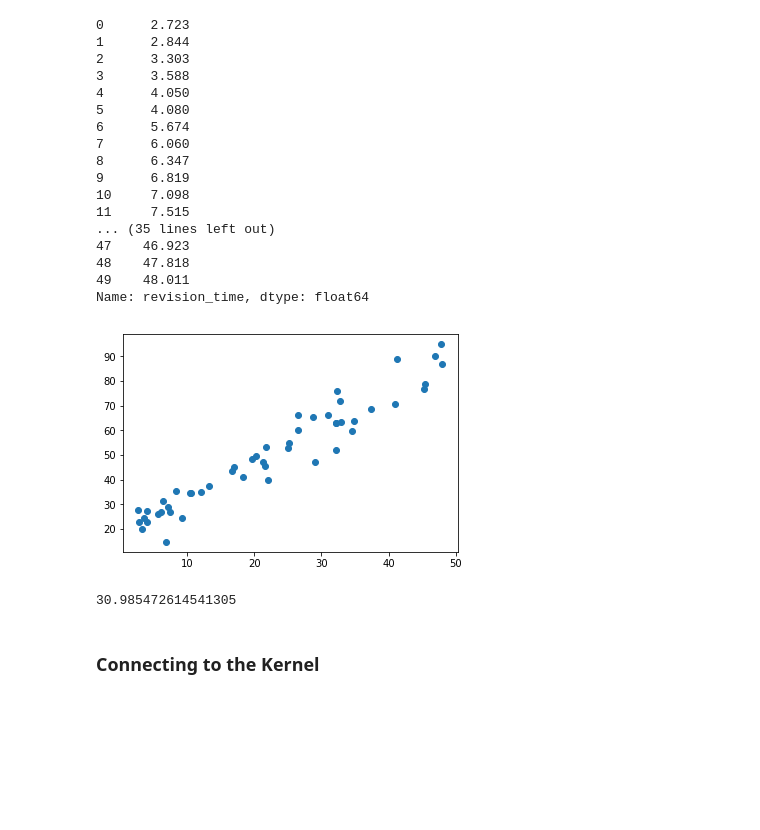
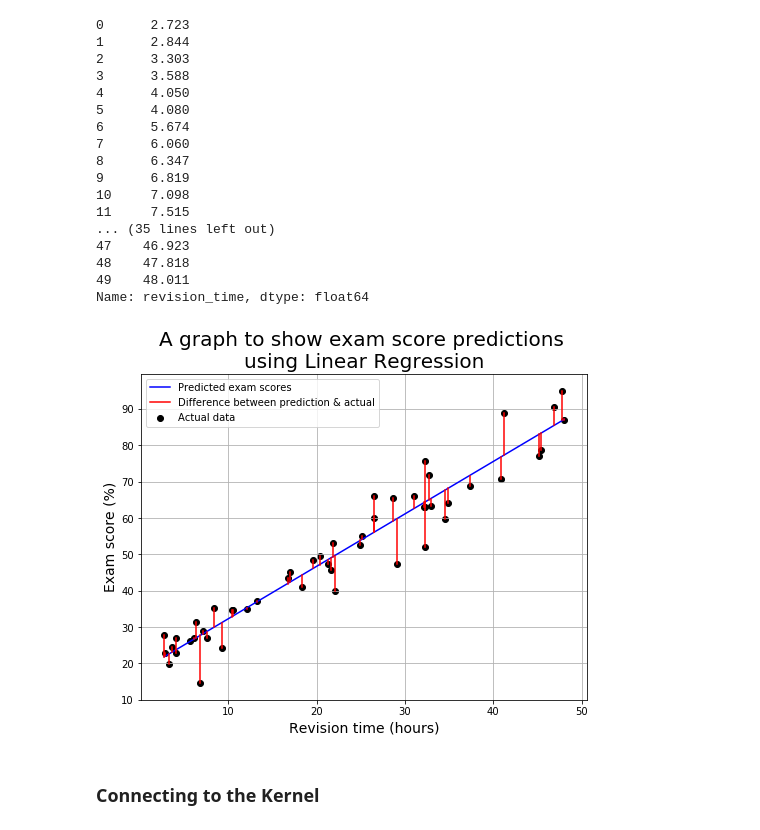
Before and after one commit to hwixley/IAML-cwk1, a Jupyter notebook: INFR10069-2020-CW1/00 - Introduction.ipynb, the cells around one changed output. Drawn from its saved outputs; the diff is of its cells as text; code cells hidden in the pictures; blank space fills up the shorter version.

```diff
--- a/INFR10069-2020-CW1/00 - Introduction.ipynb
+++ b/INFR10069-2020-CW1/00 - Introduction.ipynb
@@ -114,27 +114,47 @@ ds["revision_time"]
 48    47.818
 49    48.011
 Name: revision_time, dtype: float64
-# %%
-from sklearn.linear_model import LinearRegression
-from sklearn.metrics import mean_squared_error
-
-X = ds["revision_time"].values.reshape(-1,1)
-
-Y = ds["exam_score"]
-
-plt.scatter(X,Y)
-plt.show()
-
-#Y.shape
-model = sklearn.linear_model.LinearRegression()
-
-model.fit(X,Y)
-y_pred = model.predict(X)
-
-#mean_squared_error(Y,y_pred)
-# %% [output]
-[figure, removed]
-30.985472614541305
+# %%
+from sklearn.linear_model import LinearRegression
+import sklearn.metrics
+
+X = ds["revision_time"].values.reshape(-1,1)
+
+Y = ds["exam_score"]
+
+
+#Y.shape
+model = sklearn.linear_model.LinearRegression()
+
+model.fit(X,Y)
+y_pred = model.predict(X)
+
+#mean_squared_error(Y,y_pred)
+#mean_absolute_error(Y,y_pred)
+plt.figure(figsize=(8,6))
+plt.grid(True)
+plt.plot(X,y_pred, color = 'blue', label='Predicted exam scores')
+plt.scatter(X,Y, color='black', label='Actual data')
+
+for j in range(50):
+
+    x = np.ones(2,)*X[j]
+    y = np.ones(2,)
+    y[0] = Y[j]
+    y[1] = y_pred[j]
+    if j == 49:
+        plt.plot(x,y,color='red', label = 'Difference between prediction & actual')
+    else:
+        plt.plot(x,y,color='red')
+
+plt
+plt.xlabel('Revision time (hours)', size =14)
+plt.ylabel('Exam score (%)', size =  14)
+plt.title('A graph to show exam score predictions \nusing Linear Regression', size = 20)
+plt.legend(loc="upper left")
+plt.show()
+# %% [output]
+[figure, added]
 # %% [markdown]
 ### Connecting to the Kernel
 # %% [markdown]
```
Also changed, not shown: 2 other files.
